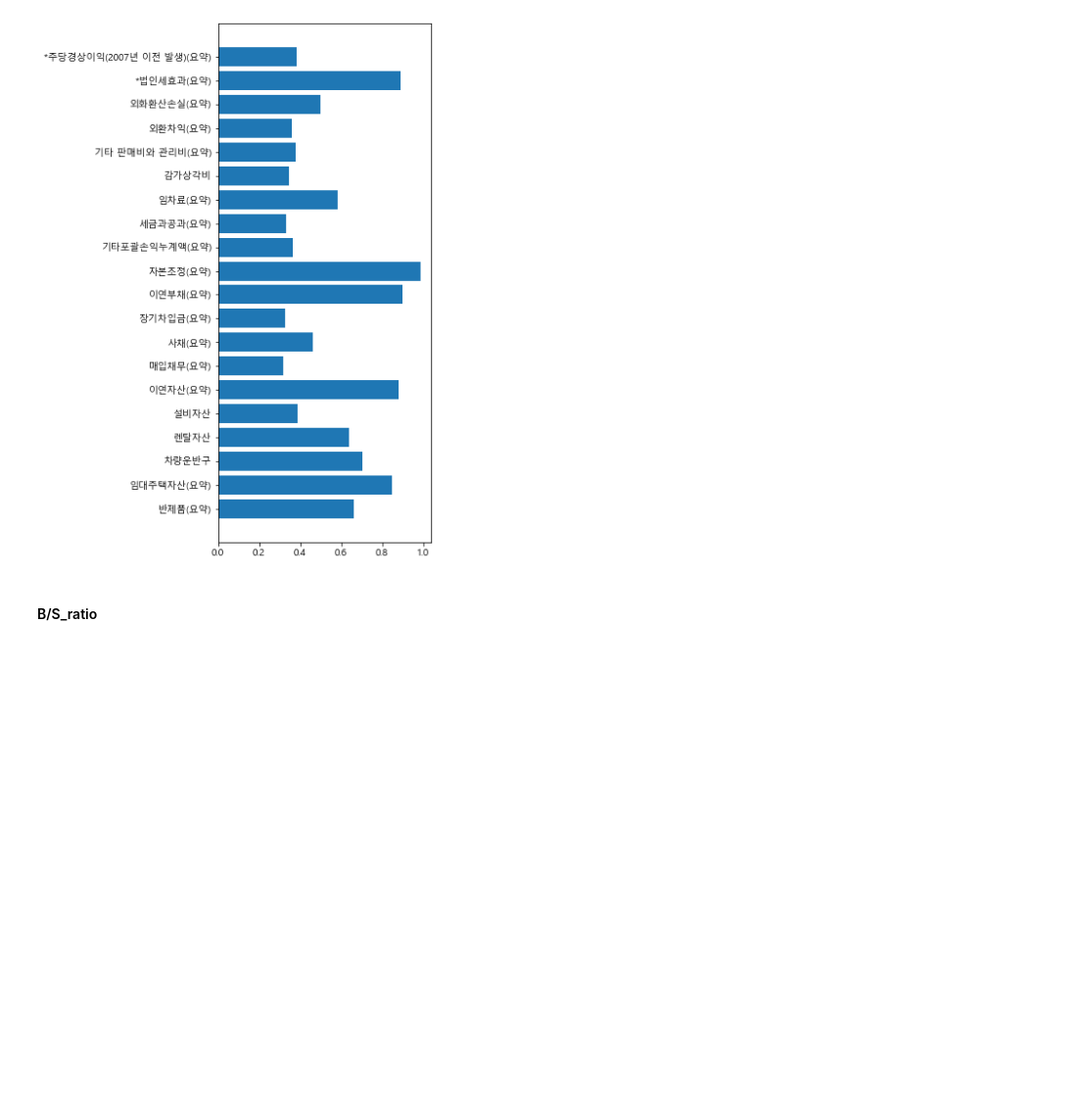
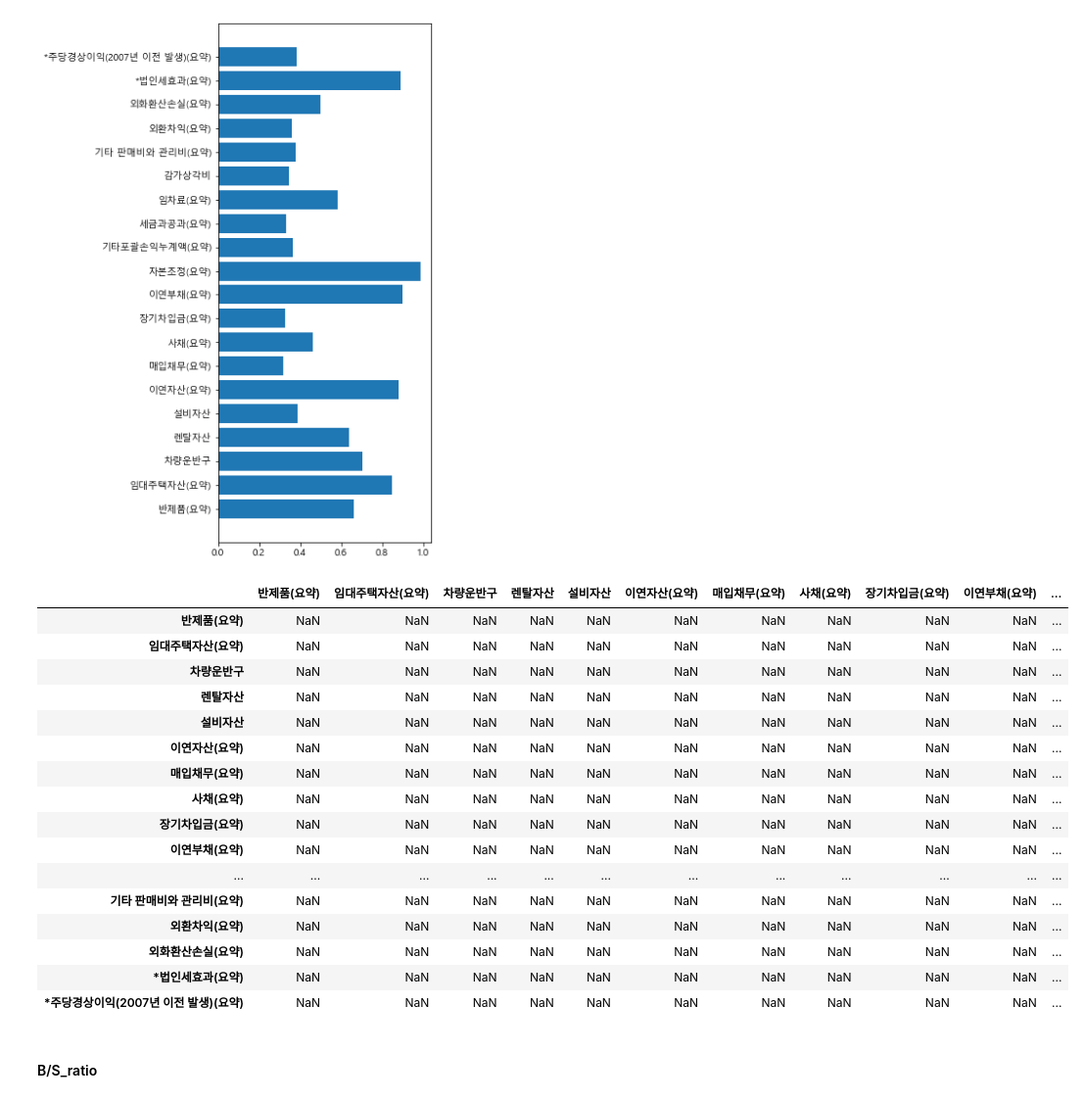
Before and after one commit to JxxHxxx/Ubion-CorporateBankruptcyAnalysis, a Jupyter notebook: Code/JY/feature_selection.ipynb, the cells around one changed output. Shown at 98% size. Drawn from its saved outputs; the diff is of its cells as text; code cells hidden in the pictures; blank space fills up the shorter version.

```diff
--- a/Code/JY/feature_selection.ipynb
+++ b/Code/JY/feature_selection.ipynb
@@ -373,6 +414,26 @@ plt.barh(width = abs(subset_ano_1[0].values), y = model_3.get_feature_names_out(
 plt.show()
 # %% [output]
 [figure]
+# %%
+subset_ano_1.T.corr(method = 'pearson')
+# %% [output]
+|  | 반제품(요약) | 임대주택자산(요약) | 차량운반구 | 렌탈자산 | 설비자산 | 이연자산(요약) | 매입채무(요약) | 사채(요약) | 장기차입금(요약) | 이연부채(요약) | ... |
+| 반제품(요약) | NaN | NaN | NaN | NaN | NaN | NaN | NaN | NaN | NaN | NaN | ... |
+| 임대주택자산(요약) | NaN | NaN | NaN | NaN | NaN | NaN | NaN | NaN | NaN | NaN | ... |
+| 차량운반구 | NaN | NaN | NaN | NaN | NaN | NaN | NaN | NaN | NaN | NaN | ... |
+| 렌탈자산 | NaN | NaN | NaN | NaN | NaN | NaN | NaN | NaN | NaN | NaN | ... |
+| 설비자산 | NaN | NaN | NaN | NaN | NaN | NaN | NaN | NaN | NaN | NaN | ... |
+| 이연자산(요약) | NaN | NaN | NaN | NaN | NaN | NaN | NaN | NaN | NaN | NaN | ... |
+| 매입채무(요약) | NaN | NaN | NaN | NaN | NaN | NaN | NaN | NaN | NaN | NaN | ... |
+| 사채(요약) | NaN | NaN | NaN | NaN | NaN | NaN | NaN | NaN | NaN | NaN | ... |
+| 장기차입금(요약) | NaN | NaN | NaN | NaN | NaN | NaN | NaN | NaN | NaN | NaN | ... |
+| 이연부채(요약) | NaN | NaN | NaN | NaN | NaN | NaN | NaN | NaN | NaN | NaN | ... |
+| ... | ... | ... | ... | ... | ... | ... | ... | ... | ... | ... | ... |
+| 기타 판매비와 관리비(요약) | NaN | NaN | NaN | NaN | NaN | NaN | NaN | NaN | NaN | NaN | ... |
+| 외환차익(요약) | NaN | NaN | NaN | NaN | NaN | NaN | NaN | NaN | NaN | NaN | ... |
+| 외화환산손실(요약) | NaN | NaN | NaN | NaN | NaN | NaN | NaN | NaN | NaN | NaN | ... |
+| *법인세효과(요약) | NaN | NaN | NaN | NaN | NaN | NaN | NaN | NaN | NaN | NaN | ... |
+| *주당경상이익(2007년 이전 발생)(요약) | NaN | NaN | NaN | NaN | NaN | NaN | NaN | NaN | NaN | NaN | ... |
 # %% [markdown]
 #### B/S_ratio
 # %%
```
Also changed, not shown: parts of 11 cells of this notebook.
